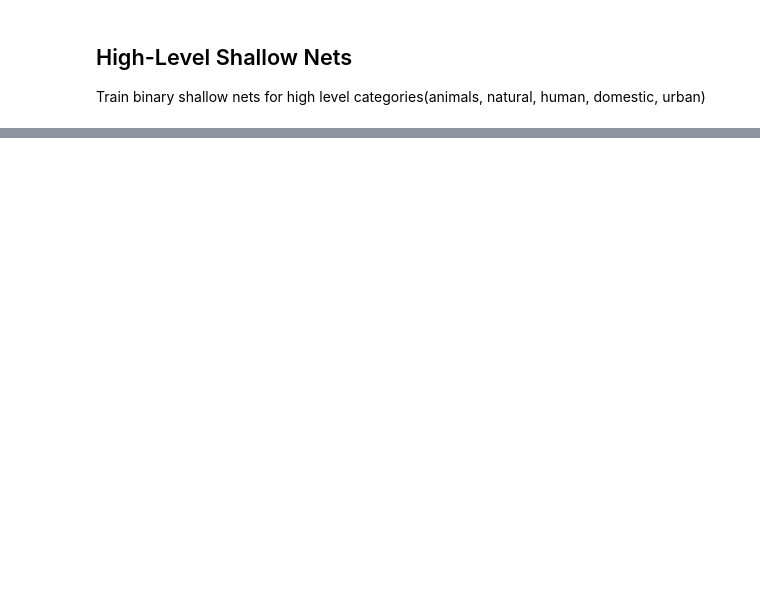
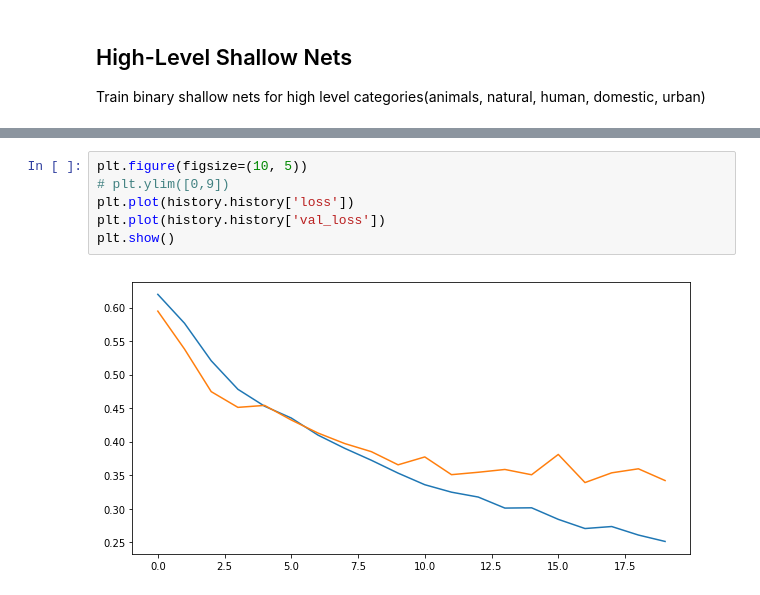
Before and after one commit to DeanPFZ/deep-audio-public, a Jupyter notebook: src/High Level Nets Keras MFCC.ipynb, the cells around one changed output, grey strips where cells are left out. Saved outputs shown, nothing was run; the diff lists cells and outputs as text; blank space fills up the shorter version.

```diff
--- a/src/High Level Nets Keras MFCC.ipynb
+++ b/src/High Level Nets Keras MFCC.ipynb
@@ -146,3 +272,11 @@ Epoch 20/20
+# %%
+plt.figure(figsize=(10, 5))
+# plt.ylim([0,9])
+plt.plot(history.history['loss'])
+plt.plot(history.history['val_loss'])
+plt.show()
+# %% [output]
+[figure, added]
 # %%
 pred = clas.predict(test_X)
 print(metrics.accuracy_score(test_y, pred))
```
Also changed, not shown: parts of 19 cells of this notebook, 4 other files.
